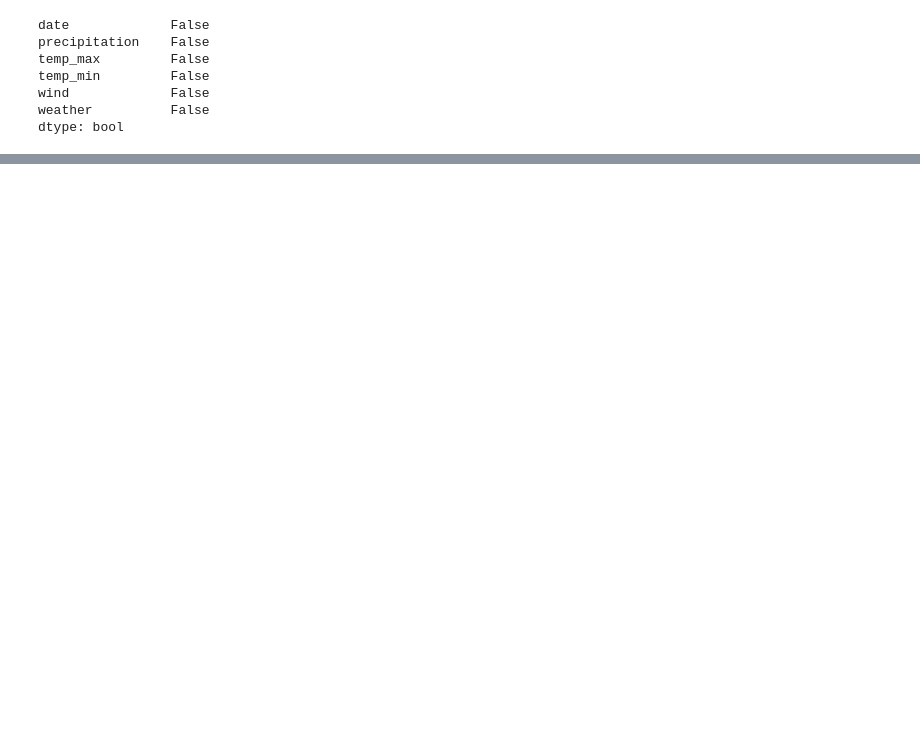
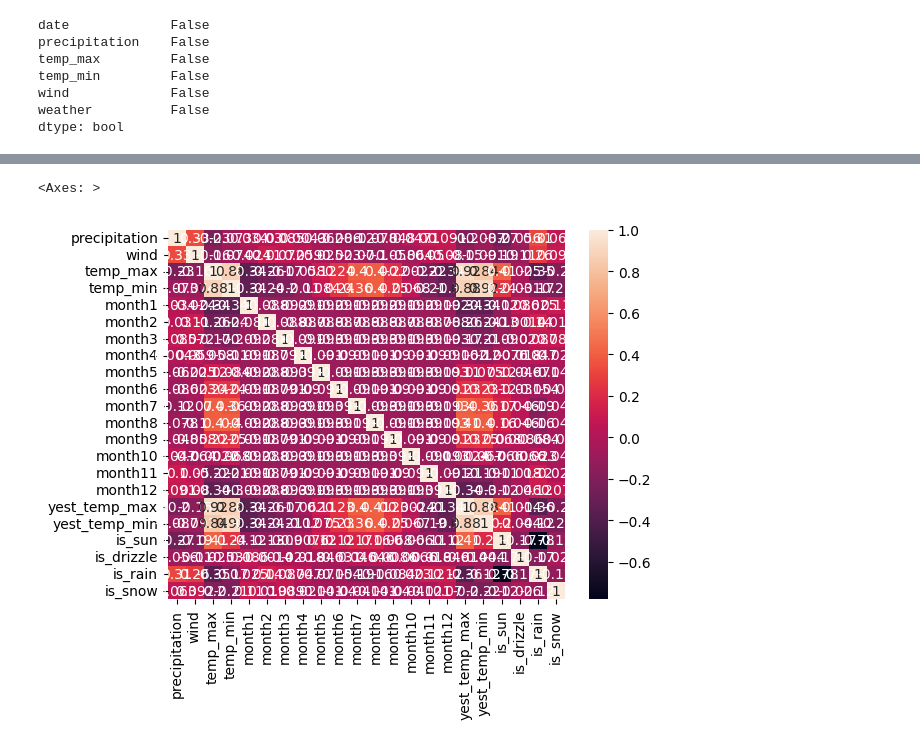
Before and after one commit to DSS3113/ApplyAI-Group-6, a Jupyter notebook: updated_lin_reg.ipynb, the cells around one changed output, grey strips where cells are left out. Drawn from its saved outputs; the diff is of its cells as text; code cells hidden in the pictures; blank space fills up the shorter version.

```diff
--- a/updated_lin_reg.ipynb
+++ b/updated_lin_reg.ipynb
@@ -99,0 +111,6 @@ r2_score(pred, y_test.values)
+# %%
+
+sn.heatmap(df.corr(), annot=True)
+# %% [output]
+<Axes: >
+[figure, added]
```
Also changed, not shown: parts of 14 cells of this notebook.
